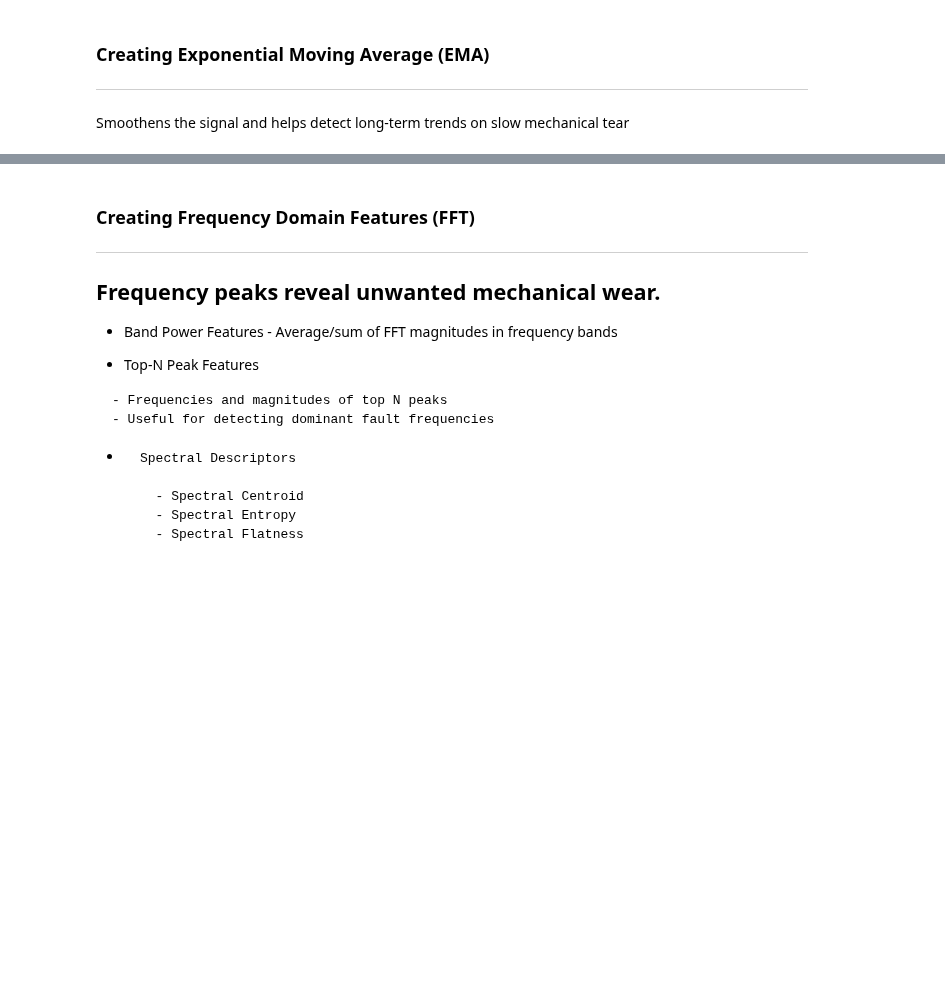
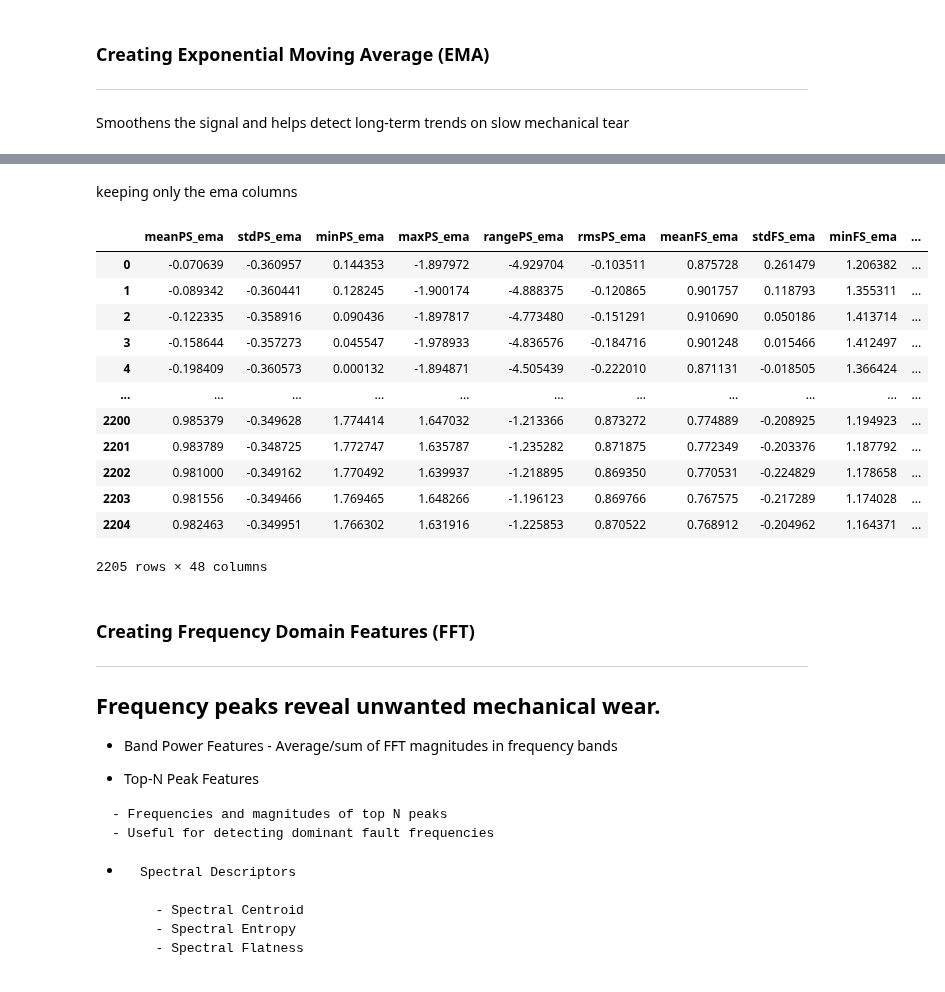
Before and after one commit to RealThanosP/pred-main-mod, a Jupyter notebook: Model_training_v0.1.ipynb, the cells around one changed output, grey strips where cells are left out. Cells and saved outputs as stored; diff of their text form; code cells hidden in the pictures; blank space fills up the shorter version.

Commit message:
Combining all features in a nice dataframe & tried to fix the weights(dimitris)

```diff
--- a/Model_training_v0.1.ipynb
+++ b/Model_training_v0.1.ipynb
@@ -512,0 +527,11 @@ Smoothens the signal and helps detect long-term trends on slow mechanical tear
+# %%
+non_ema_columns = [
+    'cooler_condition',
+    'valve_condition',
+    'internal_pump_leakage',
+    'hydraulic_accumulator',
+    'stable_flag'
+]
+
+ema_df = copy_data.drop(columns=non_ema_columns)
+ema_df
@@ -512,0 +558,2 @@ Smoothens the signal and helps detect long-term trends on slow mechanical tear
+# %%
+ema_span = 5 #η τιμη 5 μπηκε αυθαιρετα
@@ -512,0 +564,5 @@ Smoothens the signal and helps detect long-term trends on slow mechanical tear
+# %%
+for col in ema_df.columns:
+    ema_col_name = col + '_ema'
+    ema_df[ema_col_name] = ema_df[col].ewm(span=ema_span, adjust=False).mean()
+ema_df
@@ -513,3 +583,22 @@ Smoothens the signal and helps detect long-term trends on slow mechanical tear
+# %% [markdown]
+keeping only the ema columns
+# %%
+ema_only = ema_df[[col for col in ema_df.columns if col.endswith('_ema')]]
+ema_only
+# %% [output]
+|  | meanPS_ema | stdPS_ema | minPS_ema | maxPS_ema | rangePS_ema | rmsPS_ema | meanFS_ema | stdFS_ema | minFS_ema | ... |
+| 0 | -0.070639 | -0.360957 | 0.144353 | -1.897972 | -4.929704 | -0.103511 | 0.875728 | 0.261479 | 1.206382 | ... |
+| 1 | -0.089342 | -0.360441 | 0.128245 | -1.900174 | -4.888375 | -0.120865 | 0.901757 | 0.118793 | 1.355311 | ... |
+| 2 | -0.122335 | -0.358916 | 0.090436 | -1.897817 | -4.773480 | -0.151291 | 0.910690 | 0.050186 | 1.413714 | ... |
+| 3 | -0.158644 | -0.357273 | 0.045547 | -1.978933 | -4.836576 | -0.184716 | 0.901248 | 0.015466 | 1.412497 | ... |
+| 4 | -0.198409 | -0.360573 | 0.000132 | -1.894871 | -4.505439 | -0.222010 | 0.871131 | -0.018505 | 1.366424 | ... |
+| ... | ... | ... | ... | ... | ... | ... | ... | ... | ... | ... |
+| 2200 | 0.985379 | -0.349628 | 1.774414 | 1.647032 | -1.213366 | 0.873272 | 0.774889 | -0.208925 | 1.194923 | ... |
+| 2201 | 0.983789 | -0.348725 | 1.772747 | 1.635787 | -1.235282 | 0.871875 | 0.772349 | -0.203376 | 1.187792 | ... |
+| 2202 | 0.981000 | -0.349162 | 1.770492 | 1.639937 | -1.218895 | 0.869350 | 0.770531 | -0.224829 | 1.178658 | ... |
+| 2203 | 0.981556 | -0.349466 | 1.769465 | 1.648266 | -1.196123 | 0.869766 | 0.767575 | -0.217289 | 1.174028 | ... |
+| 2204 | 0.982463 | -0.349951 | 1.766302 | 1.631916 | -1.225853 | 0.870522 | 0.768912 | -0.204962 | 1.164371 | ... |
+2205 rows × 48 columns
 # %% [markdown]
 ### Creating Frequency Domain Features (FFT)
 ---
```
Also changed, not shown: parts of 6 cells of this notebook.
